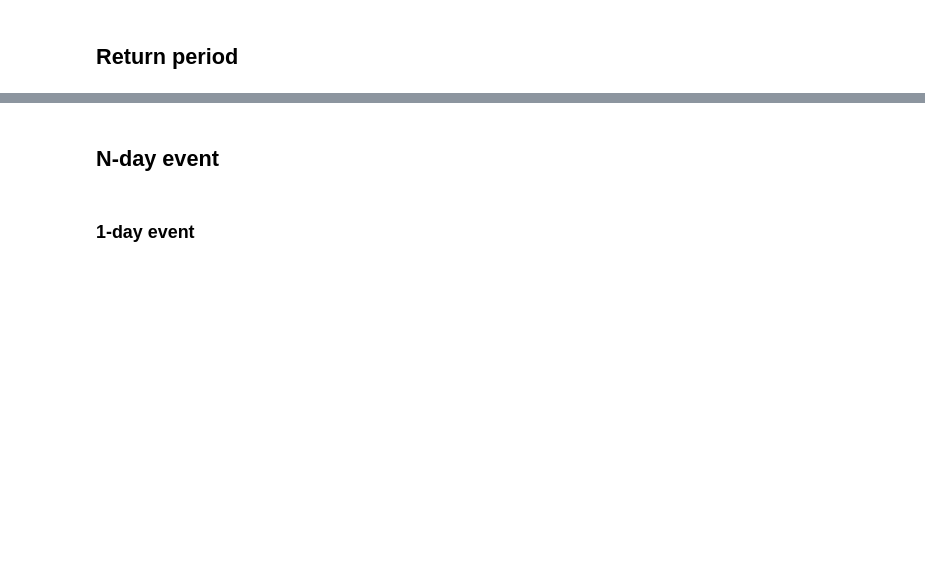
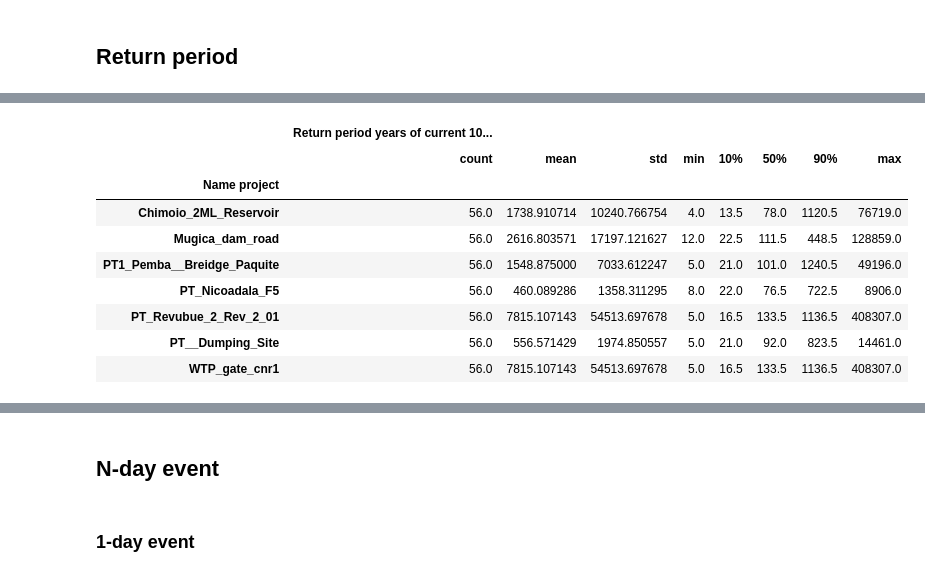
Before and after one commit to RaphaelPB/CRVA_tool, a Jupyter notebook: Precipitation indicators for general screening.ipynb, the cells around one changed output, grey strips where cells are left out. Cells and saved outputs as stored; diff of their text form; code cells hidden in the pictures; blank space fills up the shorter version.

```diff
--- a/Precipitation indicators for general screening.ipynb
+++ b/Precipitation indicators for general screening.ipynb
@@ -256,15 +268,0 @@ return_period_1_day_event_future
-# %%
-df_copy=df_future.copy(deep=True)
-df_copy=df_copy.drop(labels='Date',axis=1)
-Z=df_max.loc[('Chimoio_2ML_Reservoir','ssp126','ACCESS-CM2')].values.reshape(len(df_max.index.levels[3]),)
-(loc,scale)=stats.gumbel_r.fit(Z) # return the function necessary to establish the continous function
-# gumbel_r is chosen because
-#try:
-p_non_exceedance = gumbel_r.cdf(max(Z),loc,scale)
-p_non_exceedance
-#except OverflowError: # the result is not finite
-
-#     if math.isinf(gumbel_r.cdf(threshold,loc,scale)) and gumbel_r.cdf(max(Z),loc,scale)<0:
-#         # the result is -inf
-#        threshold_coresponding = 0 # the value of wero is imposed
-#return_period_coresponding = 1/(1-p_non_exceedance)
@@ -279,0 +269,24 @@ changes_past_future_indicator
+# %%
+# give each time different Z values
+
+
+# ca va etre bizarre dans avec distribution, parce qu'avant juste valeur de 100, donc oui changement, meme valeur pour median, p10 et p90 pour valeur actuel
+df_copy=df_future.copy(deep=True)
+df_copy=df_copy.drop(labels='Date',axis=1)
+df_max_future = df_copy.groupby(['Name project','Experiment','Model','Year']).max() # maximum
+
+midx = pd.MultiIndex.from_product([list(set(df_copy[df_copy.columns[0]])),list(set(df_copy[df_copy.columns[1]])),list(set(df_future[df_copy.columns[2]]))],names=['Name project','Experiment', 'Model'])
+cols = ['Return period years of current 100 year return period']
+return_period_future = pd.DataFrame(data = [],
+                            index = midx,
+                            columns = cols)
+for name_p in return_period_future.index.levels[0].tolist():
+    for ssp in return_period_future.index.levels[1].tolist():
+        for model in return_period_future.index.levels[2].tolist():
+            Z=df_max_future.loc[(name_p,ssp,model)].values.reshape(len(df_max_future.index.levels[3]),)
+            (loc1,scale)=stats.gumbel_r.fit(Z) # return the function necessary to establish the continous function
+            #return_period_coresponding = 1/(1-gumbel_r.cdf(return_period_past.loc[(name_p,ssp,model),('Value for return period 100 years mm/day')],loc1,scale))
+            return_period_future.loc[(name_p,ssp,model),('Return period years of current 100 year return period')] = 1/(1-gumbel_r.cdf(return_period_past.loc[(name_p,ssp,model),('Value for return period 100 years mm/day')],loc1,scale))
+            print('former value corresponding to 100 years return period '+str(return_period_past.loc[(name_p,ssp,model),('Value for return period 100 years mm/day')]))
+            print('p non exceedance '+str(gumbel_r.cdf(return_period_past.loc[(name_p,ssp,model),('Value for return period 100 years mm/day')],loc1,scale)))
+            print('New return period '+str(return_period_future.loc[(name_p,ssp,model),('Return period years of current 100 year return period')]))
@@ -279,0 +328,14 @@ changes_past_future_indicator
+# %%
+return_period_future_distribution = return_period_future.astype(int).groupby(['Name project']).describe(percentiles=[.1, .5, .9])
+return_period_future_distribution
+# %% [output]
+|  | Return period years of current 10... |  |  |  |  |  |  |  |
+|  | count | mean | std | min | 10% | 50% | 90% | max |
+| Name project |  |  |  |  |  |  |  |  |
+| Chimoio_2ML_Reservoir | 56.0 | 1738.910714 | 10240.766754 | 4.0 | 13.5 | 78.0 | 1120.5 | 76719.0 |
+| Mugica_dam_road | 56.0 | 2616.803571 | 17197.121627 | 12.0 | 22.5 | 111.5 | 448.5 | 128859.0 |
+| PT1_Pemba__Breidge_Paquite | 56.0 | 1548.875000 | 7033.612247 | 5.0 | 21.0 | 101.0 | 1240.5 | 49196.0 |
+| PT_Nicoadala_F5 | 56.0 | 460.089286 | 1358.311295 | 8.0 | 22.0 | 76.5 | 722.5 | 8906.0 |
+| PT_Revubue_2_Rev_2_01 | 56.0 | 7815.107143 | 54513.697678 | 5.0 | 16.5 | 133.5 | 1136.5 | 408307.0 |
+| PT__Dumping_Site | 56.0 | 556.571429 | 1974.850557 | 5.0 | 21.0 | 92.0 | 823.5 | 14461.0 |
+| WTP_gate_cnr1 | 56.0 | 7815.107143 | 54513.697678 | 5.0 | 16.5 | 133.5 | 1136.5 | 408307.0 |
```
Also changed, not shown: parts of 67 cells of this notebook, 4 other files.
